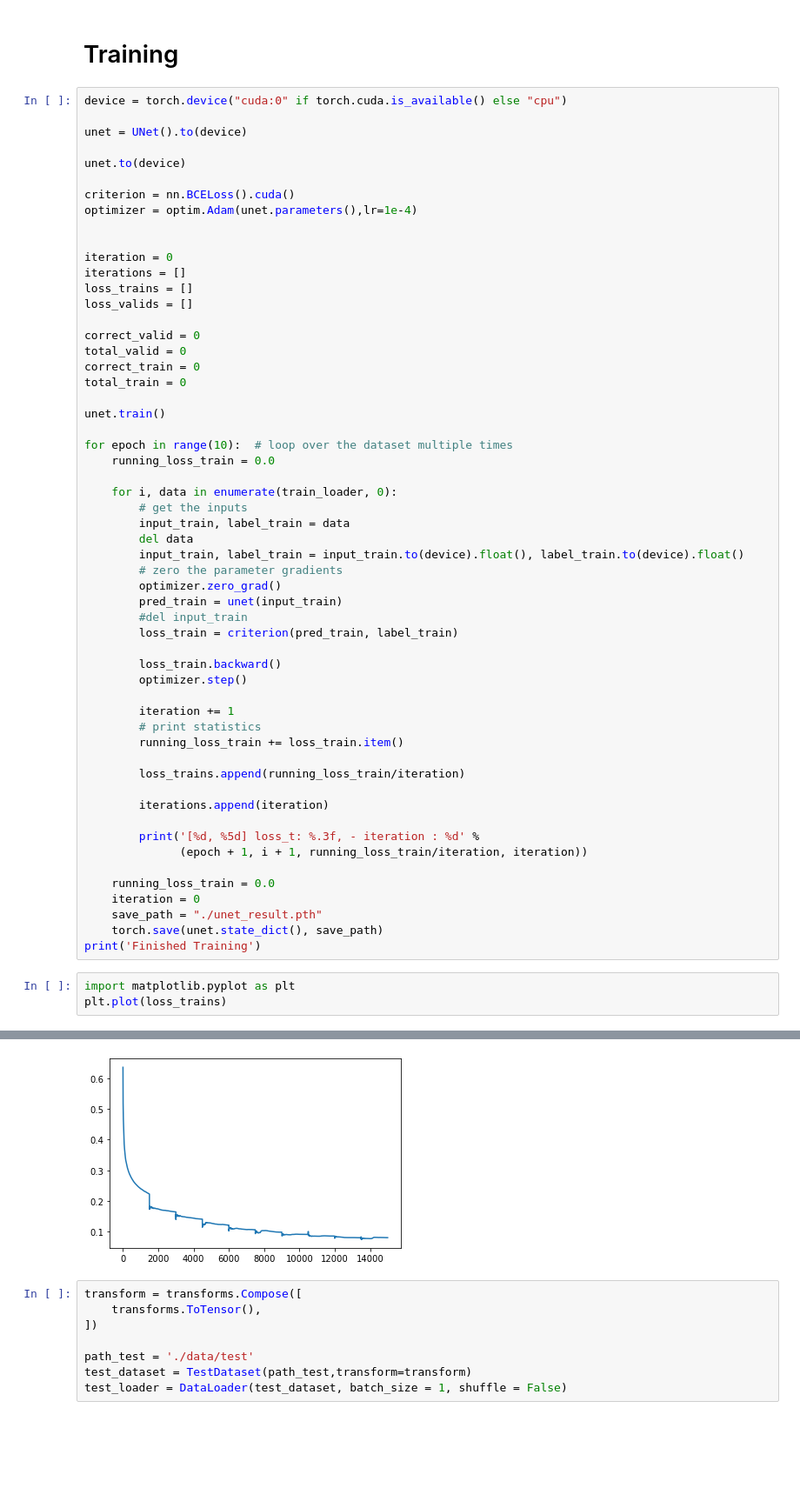
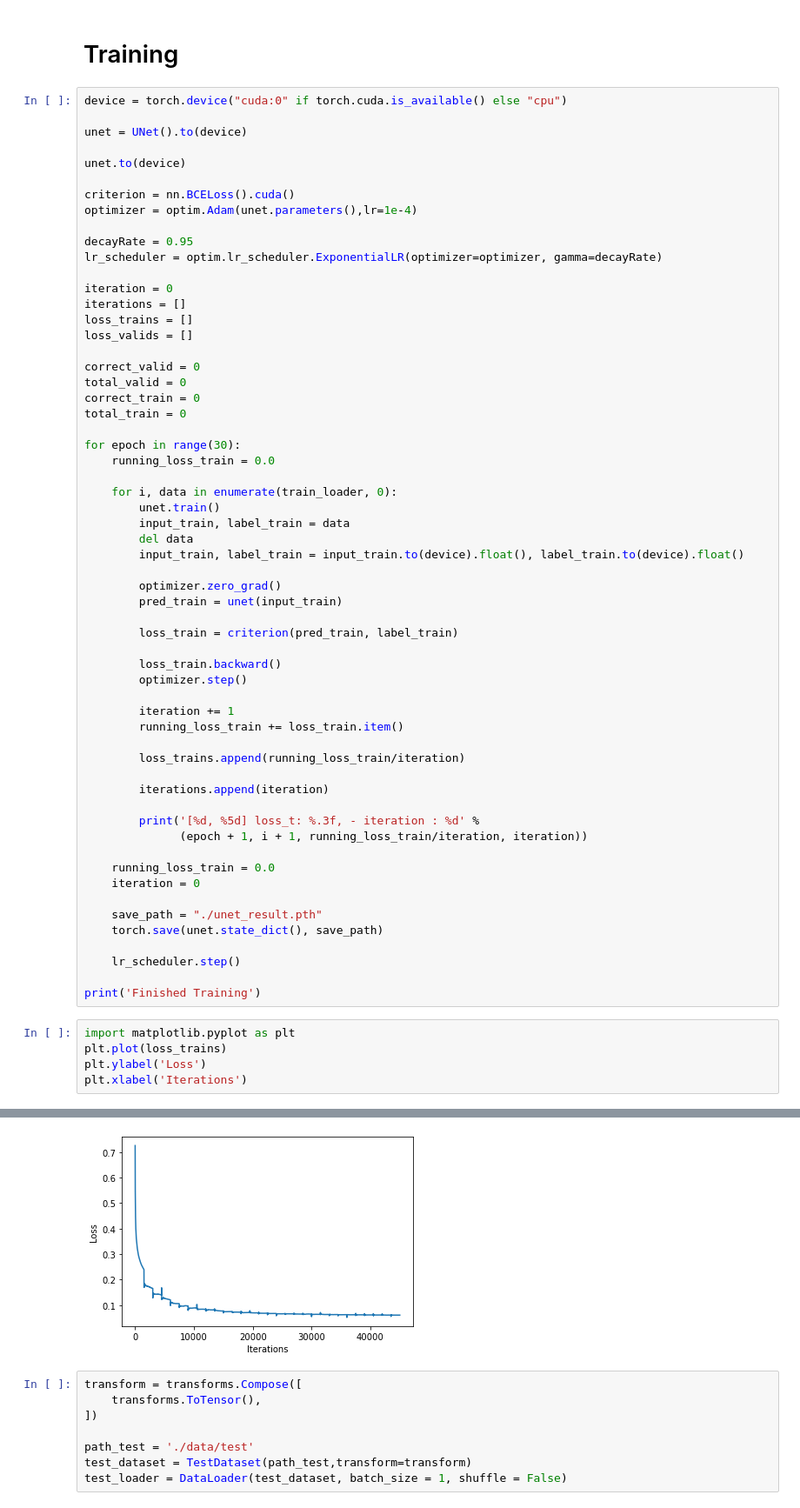
Before and after one commit to SoobumKim/U_Net_pytorch, a Jupyter notebook: example.ipynb, the cells around one changed output, grey strips where cells are left out. Shown at 87% size. Cells and saved outputs as stored; diff of their text form; blank space fills up the shorter version.

```diff
--- a/example.ipynb
+++ b/example.ipynb
@@ -51,6 +51,8 @@ unet.to(device)
 criterion = nn.BCELoss().cuda()
 optimizer = optim.Adam(unet.parameters(),lr=1e-4)
 
+decayRate = 0.95
+lr_scheduler = optim.lr_scheduler.ExponentialLR(optimizer=optimizer, gamma=decayRate)
 
 iteration = 0
 iterations = []
@@ -62,27 +64,24 @@ total_valid = 0
 correct_train = 0
 total_train = 0
 
-unet.train()
-
-for epoch in range(10):  # loop over the dataset multiple times
+for epoch in range(30):
     running_loss_train = 0.0
 
     for i, data in enumerate(train_loader, 0):
-        # get the inputs
+        unet.train()
         input_train, label_train = data
         del data
         input_train, label_train = input_train.to(device).float(), label_train.to(device).float()
-        # zero the parameter gradients
+
         optimizer.zero_grad()
         pred_train = unet(input_train)
-        #del input_train
+
         loss_train = criterion(pred_train, label_train)
 
         loss_train.backward()
         optimizer.step()
 
         iteration += 1
-        # print statistics
         running_loss_train += loss_train.item()
 
         loss_trains.append(running_loss_train/iteration)
@@ -94,10 +93,16 @@ for epoch in range(10):  # loop over the dataset multiple times
 
     running_loss_train = 0.0
     iteration = 0
+
     save_path = "./unet_result.pth"
     torch.save(unet.state_dict(), save_path)
+
+    lr_scheduler.step()
+
 print('Finished Training')
 # %%
 import matplotlib.pyplot as plt
 plt.plot(loss_trains)
+plt.ylabel('Loss')
+plt.xlabel('Iterations')
 # %% [output]
@@ -105,4 +110,4 @@ plt.plot(loss_trains)
-[figure, old version]
+[figure, new version]
 # %%
 transform = transforms.Compose([
     transforms.ToTensor(),
```
Also changed, not shown: parts of 4 cells of this notebook.
